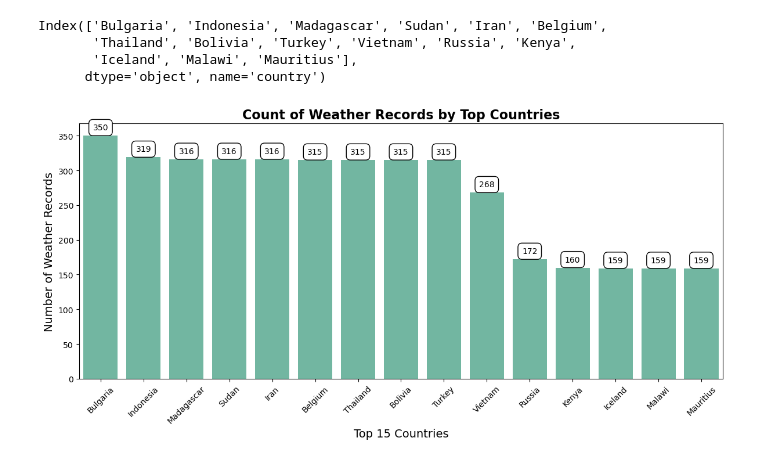
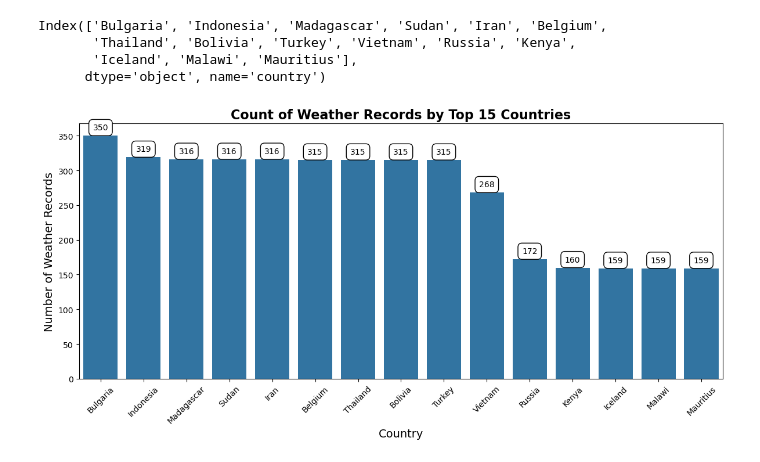
Before and after one commit to Sutharshan-art/Applied_Data_Science_01_Assignment, a Jupyter notebook: Statistics_and_Trends_Plots.ipynb, the cells around one changed output. Cells and saved outputs as stored; diff of their text form; code cells hidden in the pictures.

```diff
--- a/Statistics_and_Trends_Plots.ipynb
+++ b/Statistics_and_Trends_Plots.ipynb
@@ -94,21 +101,26 @@ Index(['Bulgaria', 'Indonesia', 'Madagascar', 'Sudan', 'Iran', 'Belgium',
        'Iceland', 'Malawi', 'Mauritius'],
       dtype='object', name='country')
 # %%
-#sns.set_palette("Set2")
-filtered_data = data[data['country'].isin(top_countries)]
-plt.figure(figsize = (12,6))
-count = sns.countplot(data=filtered_data, x='country', order=top_countries)
+#Function to plot the Relational Graph - Bar chart
+def plot_bar_count_of_weather_records():
+    filtered_data = data[data['country'].isin(top_countries)]
+    plt.figure(figsize = (12,6))
+    count = sns.countplot(data=filtered_data, x='country', order=top_countries)
 
-for p in count.patches:
-    count_val = int(p.get_height())
-    count.annotate(f'{count_val}', (p.get_x() + p.get_width() / 2.0, p.get_height()), ha = 'center', va = 'bottom', fontsize=10, color='black', xytext=(0,5), textcoords='offset points', bbox=dict(facecolor='white', edgecolor='black', boxstyle='round, pad=0.5'))
+    for p in count.patches:
+        count_val = int(p.get_height())
+        count.annotate(f'{count_val}', (p.get_x() + p.get_width() / 2.0, p.get_height()), ha = 'center', va = 'bottom', fontsize=10, color='black', xytext=(0,5), textcoords='offset points', bbox=dict(facecolor='white', edgecolor='black', boxstyle='round, pad=0.5'))
 
-plt.title('Count of Weather Records by Top Countries', fontsize=16, fontweight='bold')
-plt.xlabel('Top 15 Countries', fontsize=14)
-plt.ylabel('Number of Weather Records', fontsize=14)
-plt.xticks(rotation=45)
-plt.tight_layout()
-
-plt.show()
+    plt.title('Count of Weather Records by Top 15 Countries', fontsize=16, fontweight='bold')
+    plt.xlabel('Country', fontsize=14)
+    plt.ylabel('Number of Weather Records', fontsize=14)
+    plt.xticks(rotation=45)
+    plt.tight_layout()
+    plt.savefig("weather_records_bar_chart.png", dpi=300, bbox_inches='tight')
+    plt.show()
+    return
-# %% [output]
-[figure, removed]
+# %%
+#Calling the function to plot the bar chart
+plot_bar_count_of_weather_records()
+# %% [output]
+[figure, added]
```
Also changed, not shown: parts of 15 cells of this notebook.
